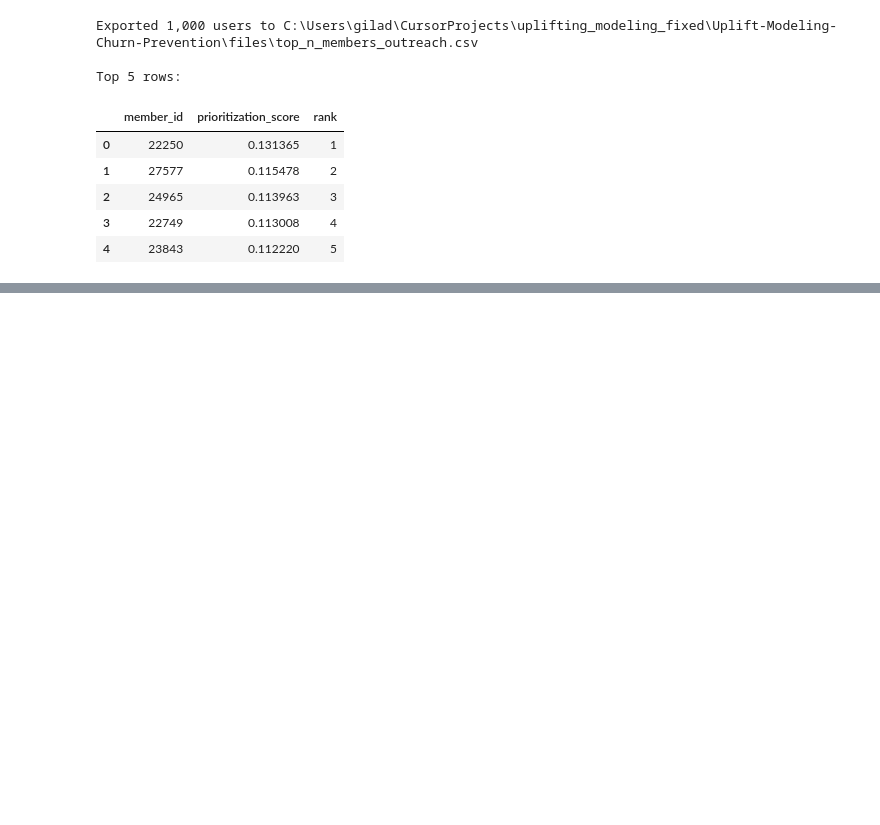
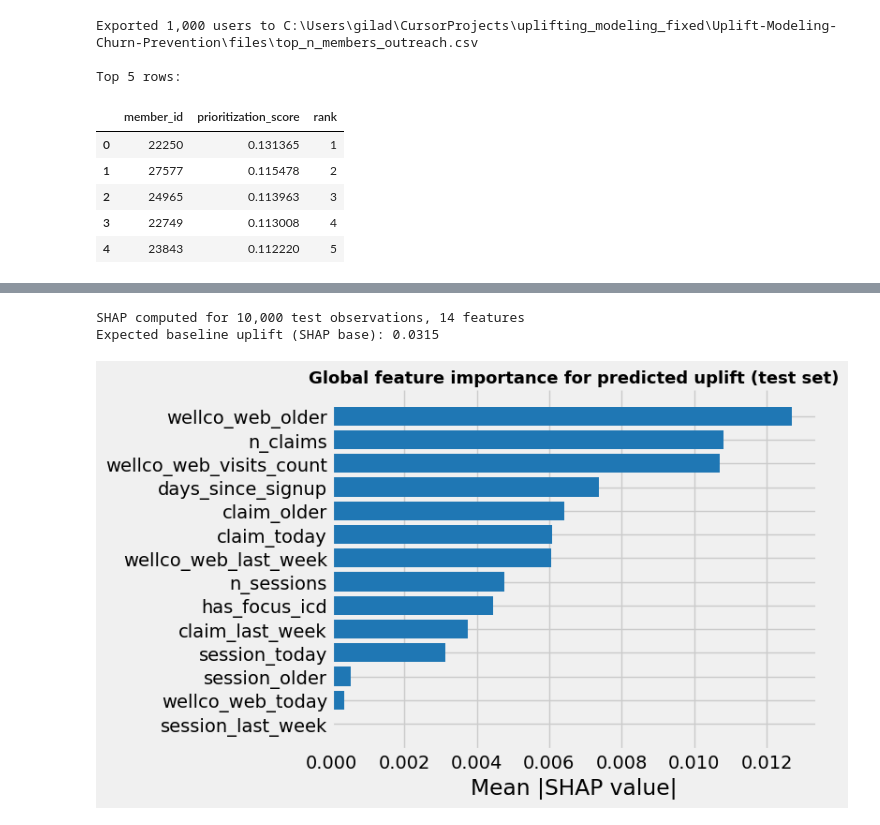
Before and after one commit to Noa-Gilad/Uplift-Modeling-Churn-Prevention, a Jupyter notebook: src/uplift_churn_prediction.ipynb, the cells around one changed output, grey strips where cells are left out. Drawn from its saved outputs; the diff is of its cells as text; code cells hidden in the pictures; blank space fills up the shorter version.

Commit message:
final shap

```diff
--- a/src/uplift_churn_prediction.ipynb
+++ b/src/uplift_churn_prediction.ipynb
@@ -509,0 +521,23 @@ Top 5 rows:
+# %%
+# ── Compute SHAP uplift values on the full test set ──────────────────────
+# No NaN imputation (engineered features are clean).
+global_shap_values, shap_feature_names, expected_uplift = compute_shap_uplift(
+    model=final_model,
+    X=X_test.values,
+    feature_names=FEATURE_COLS,
+)
+print(f"SHAP computed for {global_shap_values.shape[0]:,} test observations, "
+      f"{global_shap_values.shape[1]} features")
+print(f"Expected baseline uplift (SHAP base): {expected_uplift:.4f}")
+# %% [output]
+SHAP computed for 10,000 test observations, 14 features
+Expected baseline uplift (SHAP base): 0.0315
+# %%
+# ── 1. Bar chart: global feature importance (mean |SHAP|) ────────────────
+plot_shap_importance_bar(
+    global_shap_values, shap_feature_names,
+    title="Global feature importance for predicted uplift (test set)",
+)
+plt.show()
+# %% [output]
+[figure, added]
```
Also changed, not shown: parts of 10 cells of this notebook, 1 other file.
